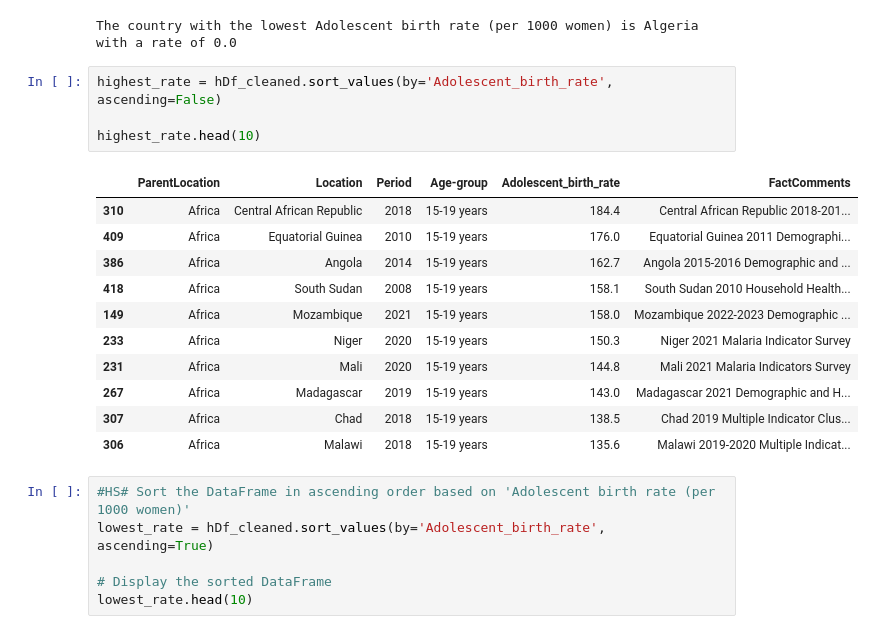
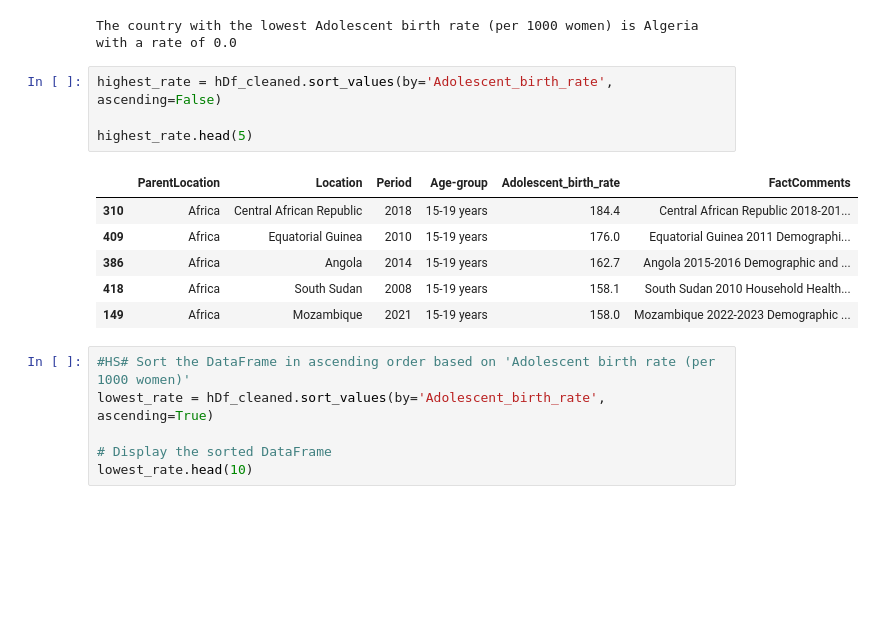
Before and after one commit to laurar9889/Project_3_Team_1, a Jupyter notebook: main_file.ipynb, the cells around one changed output. Drawn from its saved outputs; the diff is of its cells as text; blank space fills up the shorter version.

```diff
--- a/main_file.ipynb
+++ b/main_file.ipynb
@@ -506,19 +481,14 @@ The country with the lowest Adolescent birth rate (per 1000 women) is Algeria wi
 # %%
 highest_rate = hDf_cleaned.sort_values(by='Adolescent_birth_rate', ascending=False)
 
-highest_rate.head(10)
+highest_rate.head(5)
 # %% [output]
 |  | ParentLocation | Location | Period | Age-group | Adolescent_birth_rate | FactComments |
 | 310 | Africa | Central African Republic | 2018 | 15-19 years | 184.4 | Central African Republic 2018-201... |
 | 409 | Africa | Equatorial Guinea | 2010 | 15-19 years | 176.0 | Equatorial Guinea 2011 Demographi... |
 | 386 | Africa | Angola | 2014 | 15-19 years | 162.7 | Angola 2015-2016 Demographic and ... |
 | 418 | Africa | South Sudan | 2008 | 15-19 years | 158.1 | South Sudan 2010 Household Health... |
 | 149 | Africa | Mozambique | 2021 | 15-19 years | 158.0 | Mozambique 2022-2023 Demographic ... |
-| 233 | Africa | Niger | 2020 | 15-19 years | 150.3 | Niger 2021 Malaria Indicator Survey |
-| 231 | Africa | Mali | 2020 | 15-19 years | 144.8 | Mali 2021 Malaria Indicators Survey |
-| 267 | Africa | Madagascar | 2019 | 15-19 years | 143.0 | Madagascar 2021 Demographic and H... |
-| 307 | Africa | Chad | 2018 | 15-19 years | 138.5 | Chad 2019 Multiple Indicator Clus... |
-| 306 | Africa | Malawi | 2018 | 15-19 years | 135.6 | Malawi 2019-2020 Multiple Indicat... |
 # %%
 #HS# Sort the DataFrame in ascending order based on 'Adolescent birth rate (per 1000 women)'
 lowest_rate = hDf_cleaned.sort_values(by='Adolescent_birth_rate', ascending=True)
```
Also changed, not shown: parts of 22 cells of this notebook, 4 other files.
